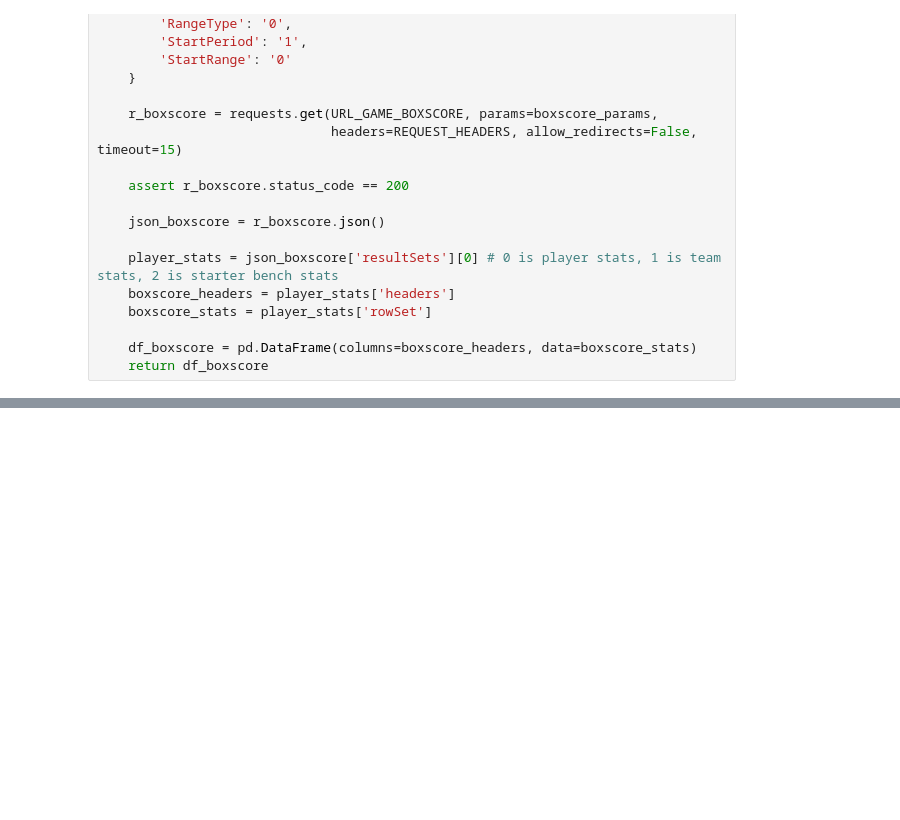
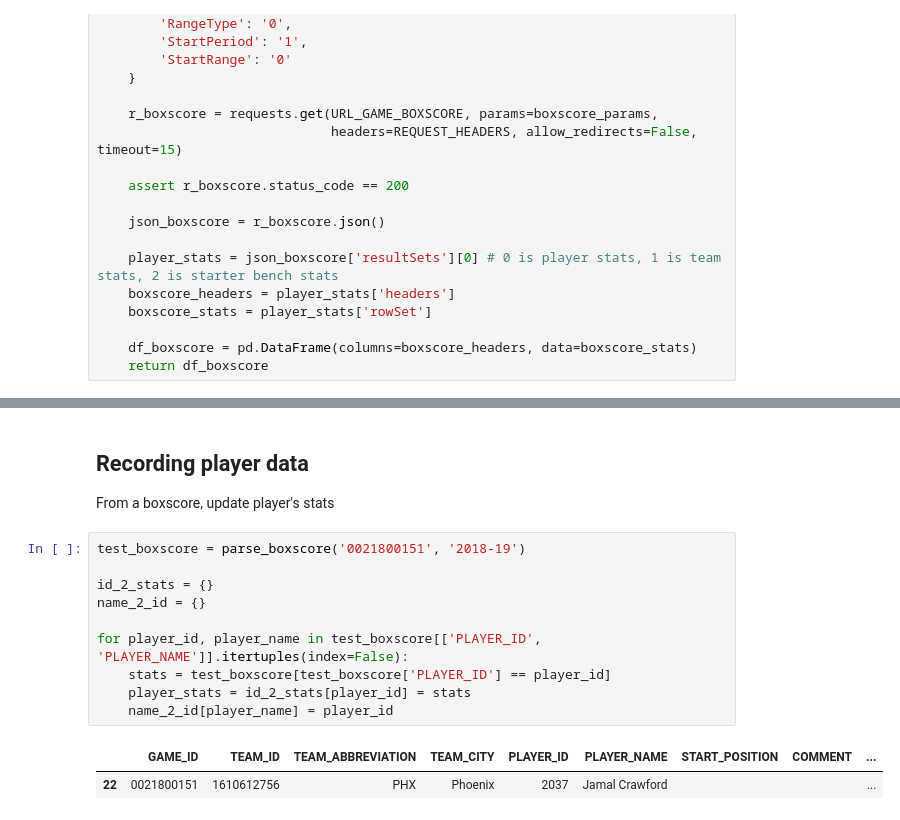
Before and after one commit to johnny-wong/nba_stats, a Jupyter notebook: Datasets plan.ipynb, the cells around one changed output, grey strips where cells are left out. Cells and saved outputs as stored; diff of their text form; blank space fills up the shorter version.

Commit message:
Start building new class

```diff
--- a/Datasets plan.ipynb
+++ b/Datasets plan.ipynb
@@ -219,3 +207,19 @@ parse_boxscore('0021800151', '2018-19')
 | 22 | 0021800151 | 1610612756 | PHX | Phoenix | 2037 | Jamal Crawford |  |  | ... |
 | 23 | 0021800151 | 1610612756 | PHX | Phoenix | 1627733 | Dragan Bender |  | DNP - Coach's Decision | ... |
 | 24 | 0021800151 | 1610612756 | PHX | Phoenix | 203584 | Troy Daniels |  | DNP - Coach's Decision | ... |
+# %% [markdown]
+## Recording player data
+From a boxscore, update player's stats
+# %%
+test_boxscore = parse_boxscore('0021800151', '2018-19')
+
+id_2_stats = {}
+name_2_id = {}
+
+for player_id, player_name in test_boxscore[['PLAYER_ID', 'PLAYER_NAME']].itertuples(index=False):
+    stats = test_boxscore[test_boxscore['PLAYER_ID'] == player_id]
+    player_stats = id_2_stats[player_id] = stats
+    name_2_id[player_name] = player_id
+# %% [output]
+|  | GAME_ID | TEAM_ID | TEAM_ABBREVIATION | TEAM_CITY | PLAYER_ID | PLAYER_NAME | START_POSITION | COMMENT | ... |
+| 22 | 0021800151 | 1610612756 | PHX | Phoenix | 2037 | Jamal Crawford |  |  | ... |
```
Also changed, not shown: parts of 3 cells of this notebook, 1 other file.
